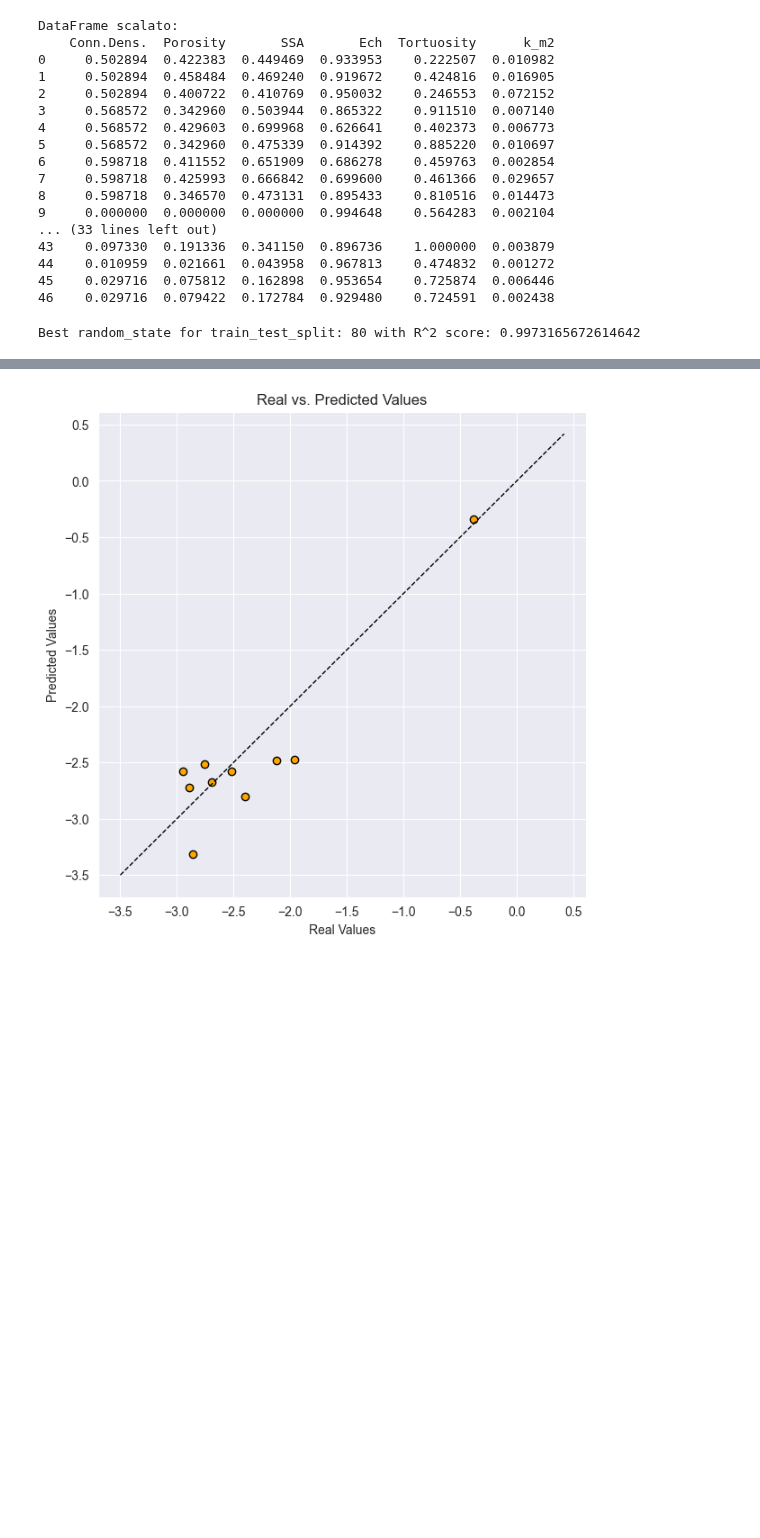
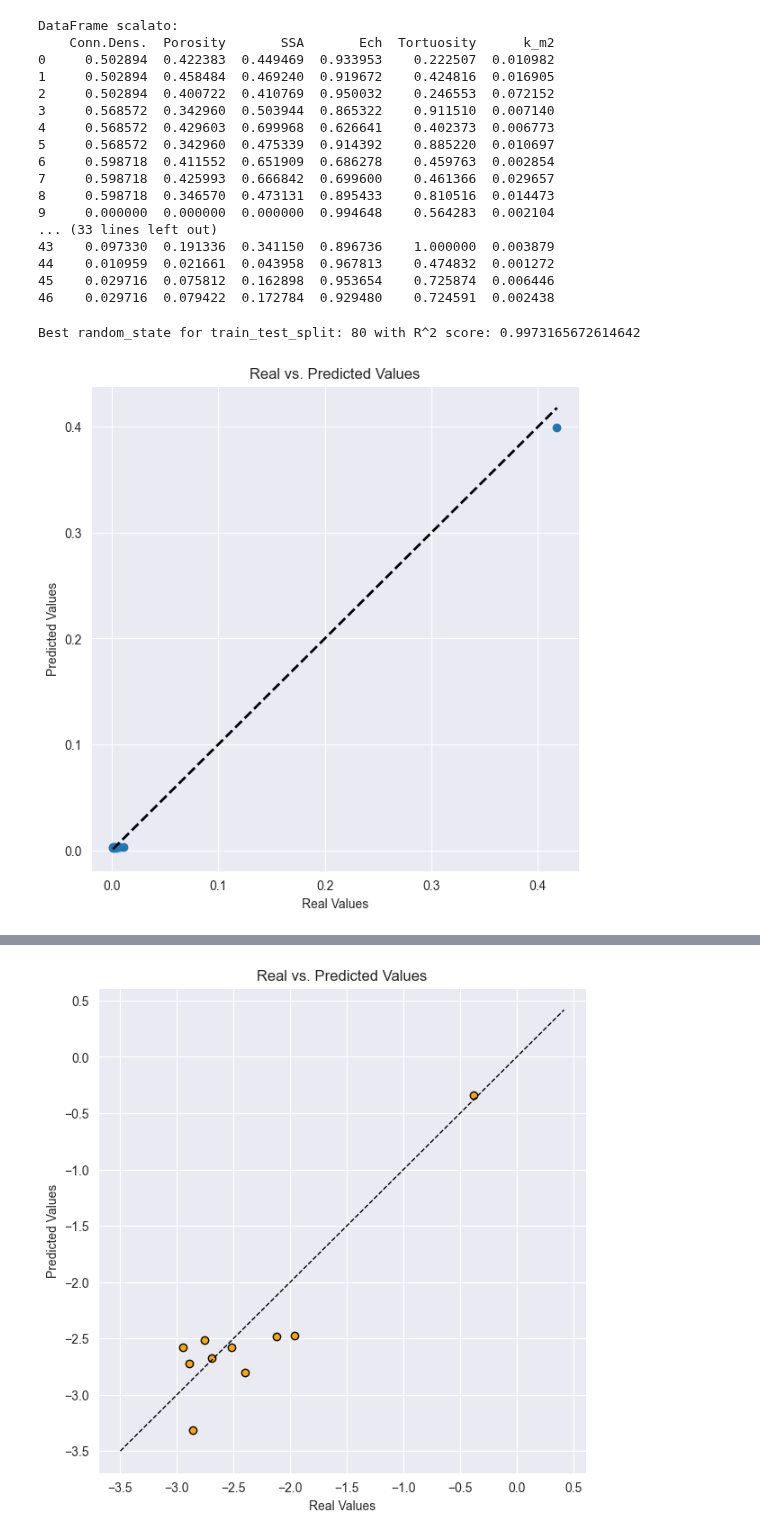
Before and after one commit to LorisMinetti/Permeability_Eval_AI, a Jupyter notebook: poker/Ech/noLog.ipynb, the cells around one changed output, grey strips where cells are left out. Cells and saved outputs as stored; diff of their text form; code cells hidden in the pictures; blank space fills up the shorter version.

```diff
--- a/poker/Ech/noLog.ipynb
+++ b/poker/Ech/noLog.ipynb
@@ -95,30 +95,33 @@ y = df_scaled['k_m2']
 
 for random_state in range(0, 100):
 
 
     X_train, X_test, y_train, y_test = train_test_split(X, y, test_size=0.2, random_state=random_state)
 
     model = XGBRegressor()
     model.fit(X_train, y_train)
 
     y_pred = model.predict(X_test)
     score = r2_score(y_test, y_pred)
 
     if score > best_score_split:
         best_score_split = score
         best_random_state_split = random_state
+        best_y_pred = y_pred
+        best_y_test = y_test
 
 print(f"Best random_state for train_test_split: {best_random_state_split} with R^2 score: {best_score_split}")
 
 
 
 plt.figure(figsize=(7, 7))
 plt.scatter(best_y_test, best_y_pred)
 plt.plot([best_y_test.min(), best_y_test.max()], [best_y_test.min(), best_y_test.max()], 'k--', lw=2)
 plt.xlabel('Real Values')
 plt.ylabel('Predicted Values')
 plt.title('Real vs. Predicted Values')
 plt.grid(True)
 plt.show()
 # %% [output]
 Best random_state for train_test_split: 80 with R^2 score: 0.9973165672614642
+[figure, added]
```
Also changed, not shown: parts of 7 cells of this notebook, 3 other files.
